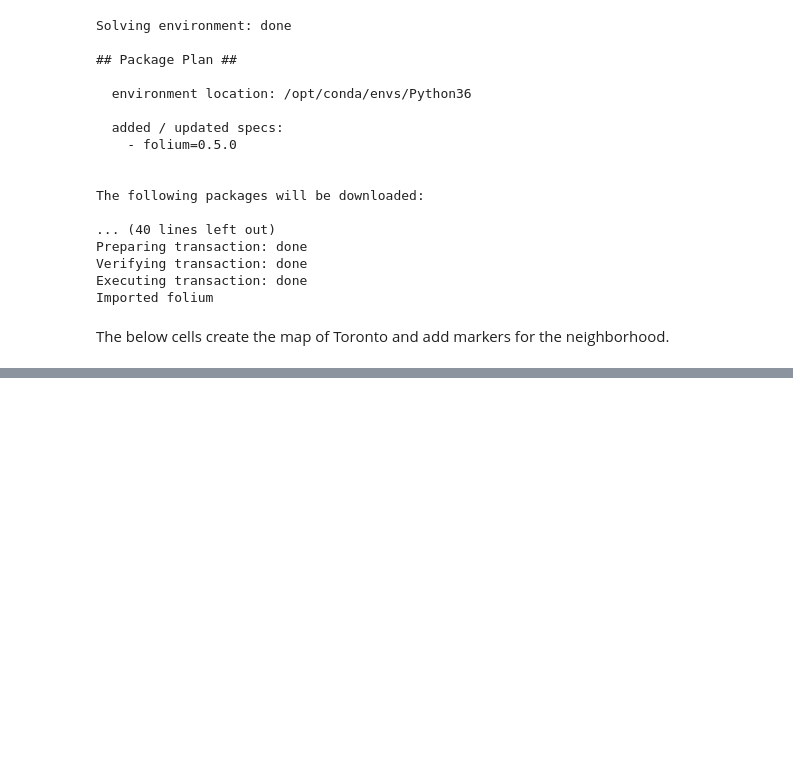
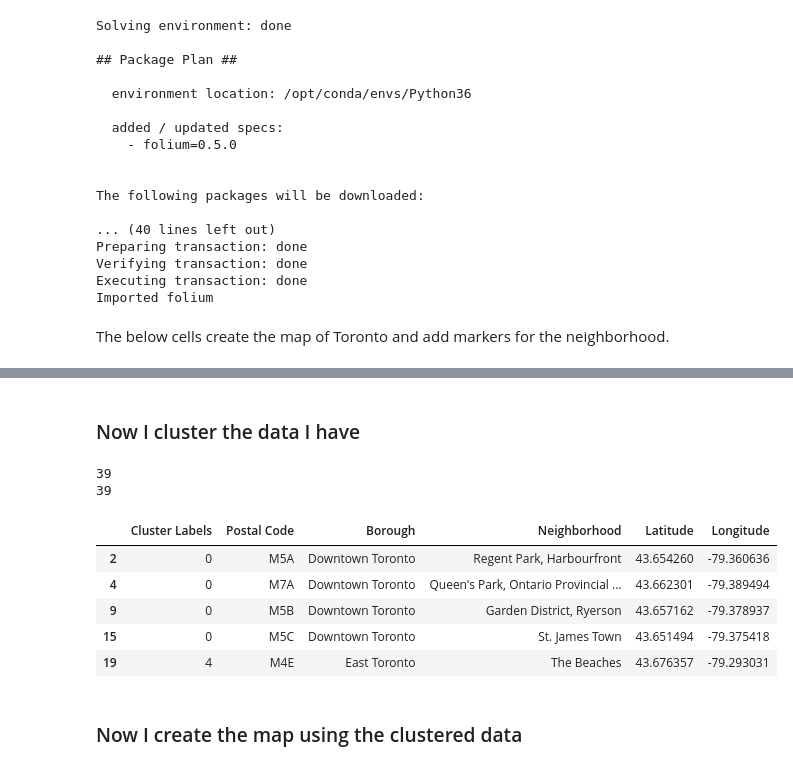
Before and after one commit to agg2596/Coursera_Capstone, a Jupyter notebook: Coursera Capstone Project Week 3 version 3.ipynb, the cells around one changed output, grey strips where cells are left out. Drawn from its saved outputs; the diff is of its cells as text; code cells hidden in the pictures; blank space fills up the shorter version.

```diff
--- a/Coursera Capstone Project Week 3 version 3.ipynb
+++ b/Coursera Capstone Project Week 3 version 3.ipynb
@@ -128,0 +184,26 @@ map_toronto
+# %% [markdown]
+### Now I cluster the data I have
+# %%
+from sklearn.cluster import KMeans
+kclusters = 5
+TorontoClusters = CombinedData.drop(['Neighborhood', 'Borough', 'Postal Code'], axis=1)
+kmeans = KMeans(n_clusters=kclusters, random_state=0).fit(TorontoClusters)
+
+kmeans.labels_[0:10]
+print(len(kmeans.labels_))
+print(TorontoClusters.shape[0])
+# %% [output]
+39
+39
+# %%
+CombinedData.insert(0, 'Cluster Labels', kmeans.labels_)
+CombinedData.head()
+# %% [output]
+|  | Cluster Labels | Postal Code | Borough | Neighborhood | Latitude | Longitude |
+| 2 | 0 | M5A | Downtown Toronto | Regent Park, Harbourfront | 43.654260 | -79.360636 |
+| 4 | 0 | M7A | Downtown Toronto | Queen's Park, Ontario Provincial ... | 43.662301 | -79.389494 |
+| 9 | 0 | M5B | Downtown Toronto | Garden District, Ryerson | 43.657162 | -79.378937 |
+| 15 | 0 | M5C | Downtown Toronto | St. James Town | 43.651494 | -79.375418 |
+| 19 | 4 | M4E | East Toronto | The Beaches | 43.676357 | -79.293031 |
+# %% [markdown]
+### Now I create the map using the clustered data
```
Also changed, not shown: parts of 6 cells of this notebook.
